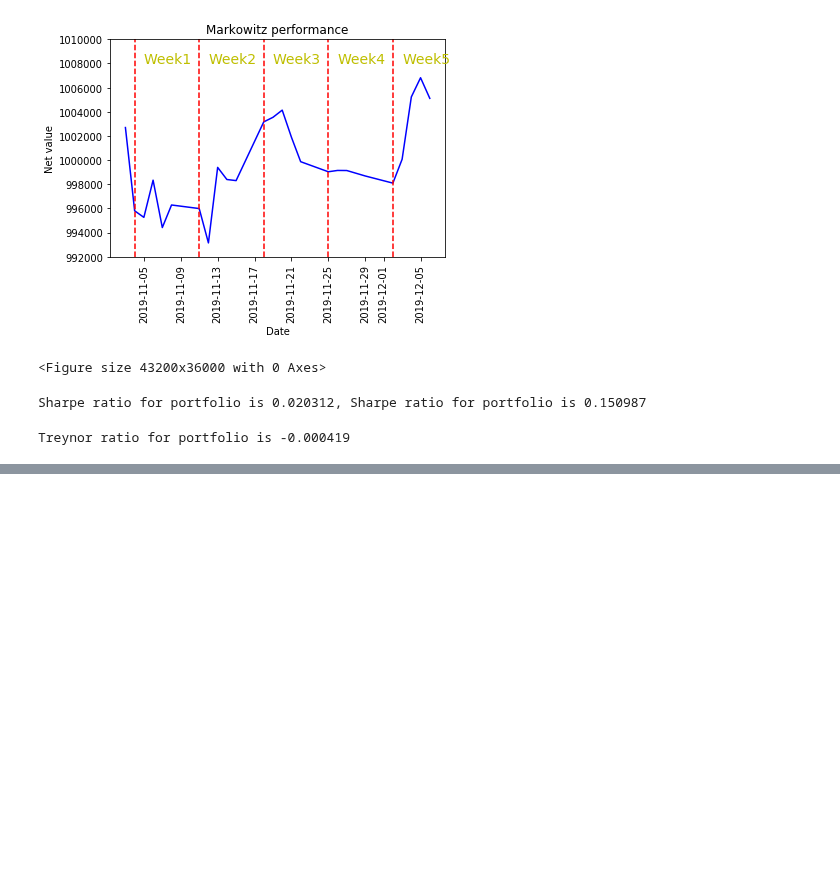
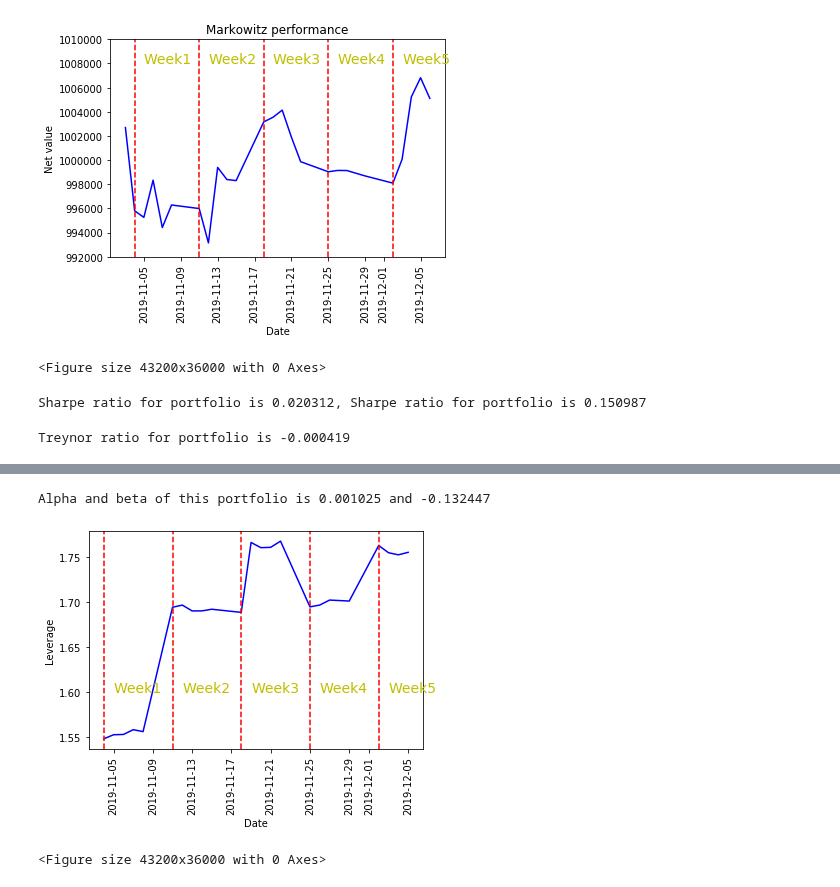
Before and after one commit to wuchenyu38/MA574_Portfolio-Valuation-and-Risk-Management, a Jupyter notebook: src/report.ipynb, the cells around one changed output, grey strips where cells are left out. Drawn from its saved outputs; the diff is of its cells as text; code cells hidden in the pictures; blank space fills up the shorter version.

```diff
--- a/src/report.ipynb
+++ b/src/report.ipynb
@@ -111,0 +140,21 @@ Treynor ratio for portfolio is -0.000419
+# %%
+#Maximum drawdrom
+Max_drawdrom = 0
+index1,index2 = 0,0
+for i in range(portfolio.shape[0]-1):
+  for j in range(i+1,portfolio.shape[0]):
+    if ((portfolio['Net Value'][i] - portfolio['Net Value'][j]) > Max_drawdrom):
+      Max_drawdrom = portfolio['Net Value'][i] - portfolio['Net Value'][j]
+      index1,index2 = i,j
+print("Maximum drawdrom for portfolio is %f between %s and %s"%(Max_drawdrom,portfolio['date'][index1],portfolio['date'][index2]))
+
+
+Max_drawdrom_market = 0
+index3,index4 = 0,0
+for i in range(SP500.shape[0]-1):
+  for j in range(i+1,SP500.shape[0]):
+    if ((SP500['Adj Close'][i] - SP500['Adj Close'][j]) > Max_drawdrom_market):
+      Max_drawdrom_market = (SP500['Adj Close'][i] - SP500['Adj Close'][j])*portfolio['Net Value'][0]/SP500['Adj Close'][0]
+      index3,index4 = i,j
+
+print("Maximum drawdrom for SP500 is %f between %s and %s"%(Max_drawdrom_market,portfolio['date'][index3],portfolio['date'][index4]))
@@ -111,0 +164,33 @@ Treynor ratio for portfolio is -0.000419
+# %%
+#Analysis of portfolio alpha and beta
+beta,alpha = np.polyfit(daily_return - rf,market_return - rf,1)
+print("Alpha and beta of this portfolio is %f and %f"%(alpha,beta))
+# %% [output]
+Alpha and beta of this portfolio is 0.001025 and -0.132447
+# %%
+#Leverage
+Leverage = np.array([(portfolio['Long'][i]+abs(portfolio['Short'][i]))/portfolio['Net Value'][i] for i in range(1,portfolio.shape[0]-1)])
+plt.plot(portfolio['date'][1:-1],Leverage,color = 'b')
+plt.xticks(rotation = 90)
+plt.xlabel('Date')
+plt.ylabel('Leverage')
+plt.axvline(portfolio['date'][1],color = 'r',  linestyle='--')
+plt.axvline(portfolio['date'][6],color = 'r',  linestyle='--')
+plt.axvline(portfolio['date'][11],color = 'r',  linestyle='--')
+plt.axvline(portfolio['date'][16],color = 'r',  linestyle='--')
+plt.axvline(portfolio['date'][20],color = 'r',  linestyle='--')
+plt.text(portfolio['date'][2], 1.6, 'Week1',
+         fontdict={'size': 14, 'color': 'y'})
+plt.text(portfolio['date'][7], 1.6, 'Week2',
+         fontdict={'size': 14, 'color': 'y'})
+plt.text(portfolio['date'][12], 1.6, 'Week3',
+         fontdict={'size': 14, 'color': 'y'})
+plt.text(portfolio['date'][17], 1.6, 'Week4',
+         fontdict={'size': 14, 'color': 'y'})
+plt.text(portfolio['date'][21], 1.6, 'Week5',
+         fontdict={'size': 14, 'color': 'y'})
+plt.figure(figsize = (600,500))
+plt.show()
+# %% [output]
+[figure, added]
+<Figure size 43200x36000 with 0 Axes>
```
Also changed, not shown: parts of 5 cells of this notebook.
